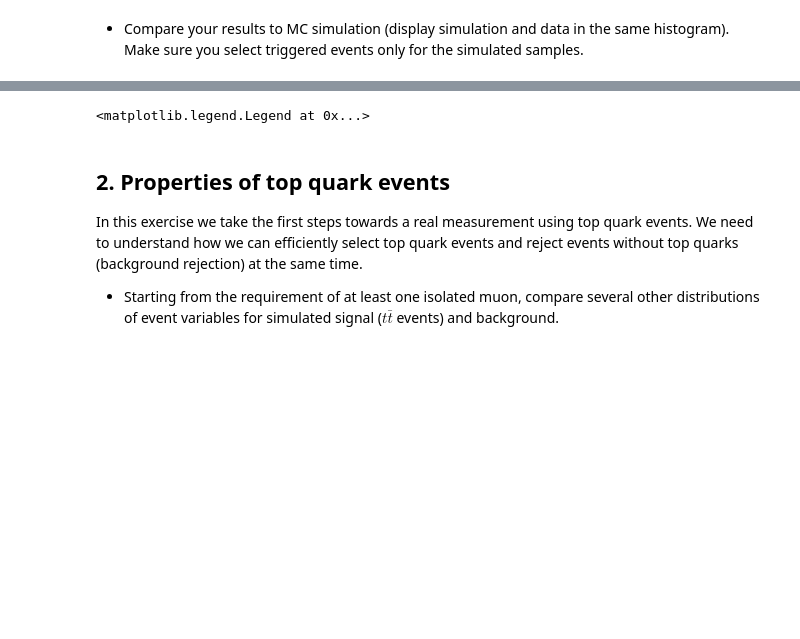
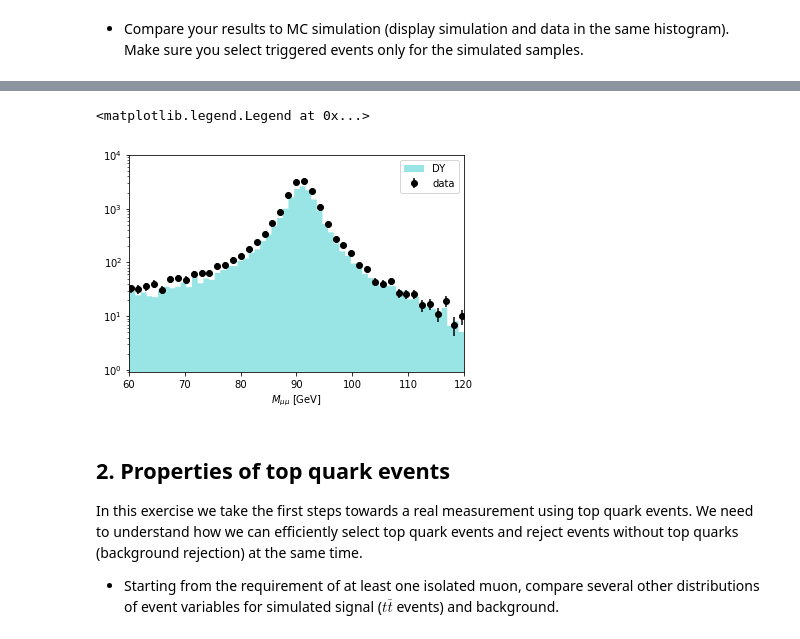
Before and after one commit to QuarkNet-HEP/ttbar-heptutorial, a Jupyter notebook: ttbar-heptutorial.ipynb, the cells around one changed output, grey strips where cells are left out. Saved outputs shown, nothing was run; the diff lists cells and outputs as text; code cells hidden in the pictures; blank space fills up the shorter version.

```diff
--- a/ttbar-heptutorial.ipynb
+++ b/ttbar-heptutorial.ipynb
@@ -301,33 +341,37 @@ ak.type(mc['tt'])
 # %%
 n,b = np.histogram(ak.to_numpy(two_iso_muons.M), bins=500)
 center = (b[:-1] + b[1:]) / 2
 yerrs = np.sqrt(n)
 
 plt.errorbar(center, n, yerr=yerrs, linestyle='None', color='black', marker='o')
 plt.xlabel('$M_{\mu\mu}$ [GeV]')
 plt.xlim([60, 120])
 plt.ylim([0.9, 1e4])
 plt.yscale('log')
 
 # Asymmetric error bars for log y?
 
-dy_iso = mc['dy'][(mc['dy'].NMuon == 2) & (ak.all(mc['dy'].Muon.Pt > 25, axis=1))]
+dy_iso = mc['dy'][
+    (mc['dy'].NMuon == 2) & (ak.all(mc['dy'].Muon.Pt > 20, axis=1))
+]
 
 dy_M = [
     np.sqrt(
         (m.E[0]+m.E[1])**2 -
         (m.Px[0]+m.Px[1])**2 -
         (m.Py[0]+m.Py[1])**2 -
         (m.Pz[0]+m.Pz[1])**2
     ) for m in dy_iso.Muon
 ]
 
-plt.hist(dy_M, bins=500, log=True, weights=dy_iso.EventWeight, color='c')
+plt.hist(dy_M, bins=500, log=True, histtype='stepfilled', weights=dy_iso.EventWeight, color='c', alpha=0.4)
+
 plt.xlabel('$M_{\mu\mu}$ [GeV]')
 plt.xlim([60, 120])
 plt.legend(['DY', 'data'])
 # %% [output]
 <matplotlib.legend.Legend at 0x...>
+[figure, added]
 # %% [markdown]
 ## 2. Properties of top quark events
 In this exercise we take the first steps towards a real measurement using top quark events. We need
```
Also changed, not shown: parts of 26 cells of this notebook.
